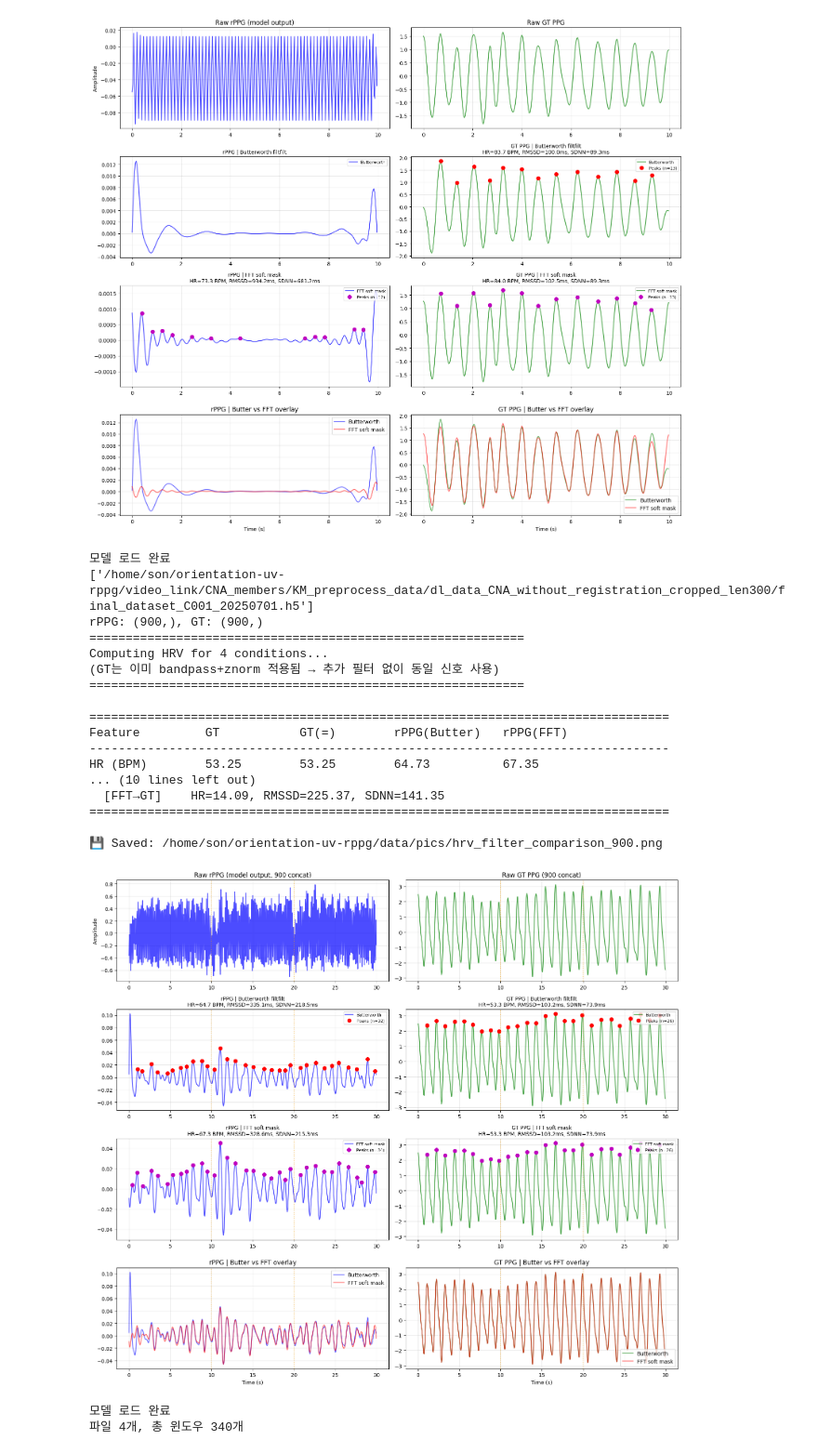
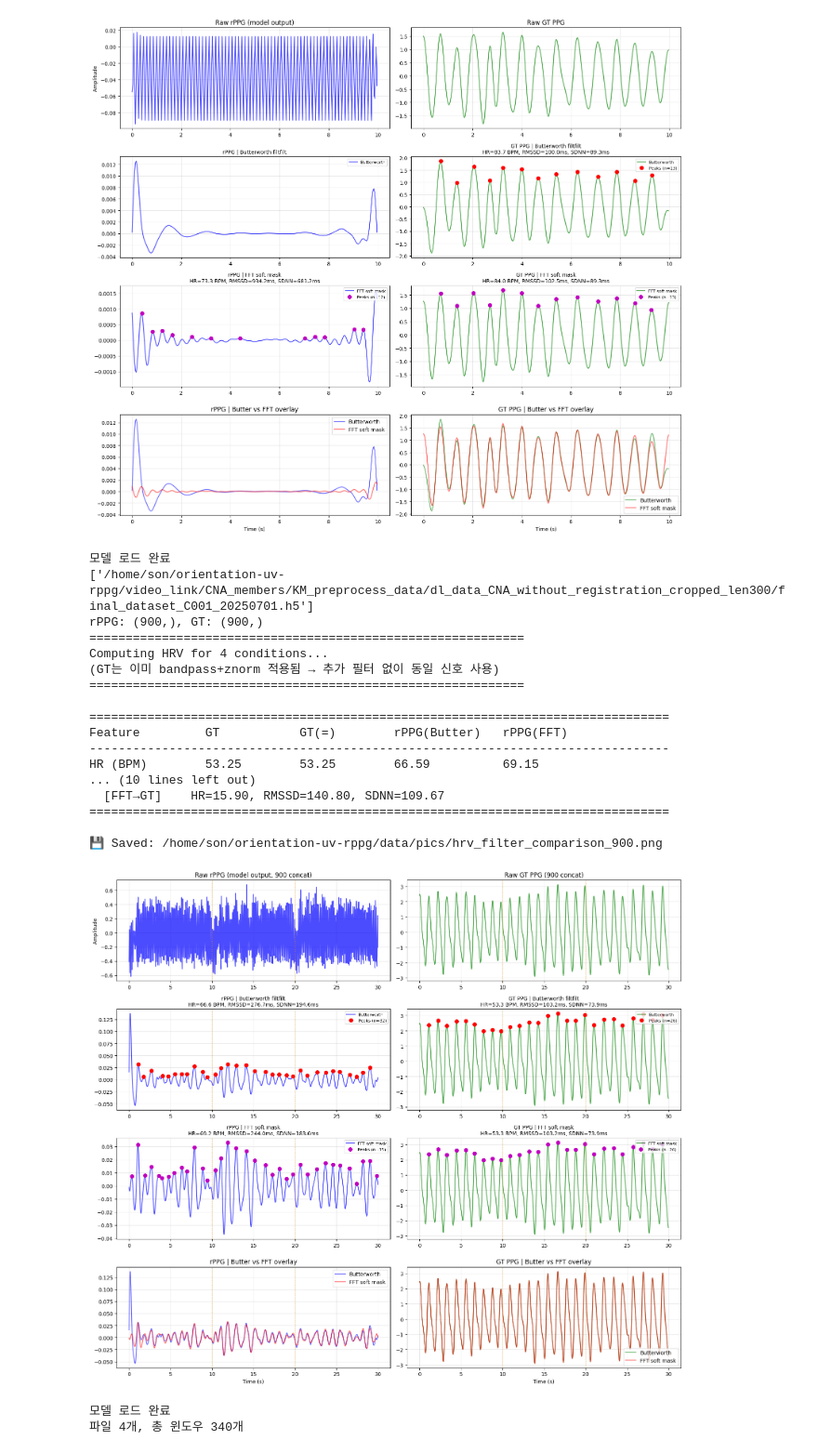
Before and after one commit to kkm2001-design/rppg, a Jupyter notebook: data/codes/deeplearning/model_result_test.ipynb, the cells around one changed output. Shown at 93% size. Cells and saved outputs as stored; diff of their text form; code cells hidden in the pictures.

```diff
--- a/data/codes/deeplearning/model_result_test.ipynb
+++ b/data/codes/deeplearning/model_result_test.ipynb
@@ -930,7 +1638,7 @@ from astropy.timeseries import LombScargle
 
 # ===== 설정 및 모델 로드 =====
 device = torch.device("cuda" if torch.cuda.is_available() else "cpu")
-pth_path = '/home/son/orientation-uv-rppg/data/parameter_save/300franewithoutregis/klloss+ncorshift/0.0001_epoch:96_MAE: 12.58.pth'
+pth_path = '/home/son/orientation-uv-rppg/data/parameter_save/300franewithoutregis/klloss+ncorshift/0.0001_epoch:79_MAE: 10.00.pth'
 data_dir = '/home/son/orientation-uv-rppg/video_link/CNA_members/KM_preprocess_data/dl_data_CNA_without_registration_cropped_len300'
 pic_save_dir = '/home/son/orientation-uv-rppg/data/pics'
 
@@ -1190,36 +1898,36 @@ print_hrv_table(rppg_butter_hrv, rppg_fft_hrv, gt_butter_hrv, gt_fft_hrv)
 # ─────────────────────────────────────────────────────────────
 # 6. 시각화
 # ─────────────────────────────────────────────────────────────
 visualize_filter_comparison(
     rppg_raw=rppg_np, gt_raw=gt_ppg_np,
     rppg_butter=rppg_butter, rppg_fft=rppg_fft,
     gt_butter=gt_butter, gt_fft=gt_fft,
     rppg_butter_peaks=rppg_butter_peaks, rppg_fft_peaks=rppg_fft_peaks,
     gt_butter_peaks=gt_butter_peaks, gt_fft_peaks=gt_fft_peaks,
     rppg_butter_hrv=rppg_butter_hrv, rppg_fft_hrv=rppg_fft_hrv,
     gt_butter_hrv=gt_butter_hrv, gt_fft_hrv=gt_fft_hrv,
     fs=30,
     save_path=os.path.join(pic_save_dir, 'hrv_filter_comparison_900.png'),
 )
 # %% [output]
 모델 로드 완료
 ['/home/son/orientation-uv-rppg/video_link/CNA_members/KM_preprocess_data/dl_data_CNA_without_registration_cropped_len300/final_dataset_C001_20250701.h5']
 rPPG: (900,), GT: (900,)
 ============================================================
 Computing HRV for 4 conditions...
 (GT는 이미 bandpass+znorm 적용됨 → 추가 필터 없이 동일 신호 사용)
 ============================================================
 
 ================================================================================
 Feature         GT           GT(=)        rPPG(Butter)   rPPG(FFT)
 --------------------------------------------------------------------------------
-HR (BPM)        53.25        53.25        64.73          67.35
+HR (BPM)        53.25        53.25        66.59          69.15
 ... (10 lines left out)
-  [FFT→GT]    HR=14.09, RMSSD=225.37, SDNN=141.35
+  [FFT→GT]    HR=15.90, RMSSD=140.80, SDNN=109.67
 ================================================================================
 
 💾 Saved: /home/son/orientation-uv-rppg/data/pics/hrv_filter_comparison_900.png
-[figure, old version]
+[figure, new version]
 # %%
 #physnet hrv
 
```
Also changed, not shown: parts of 8 cells of this notebook, 11 other files.
